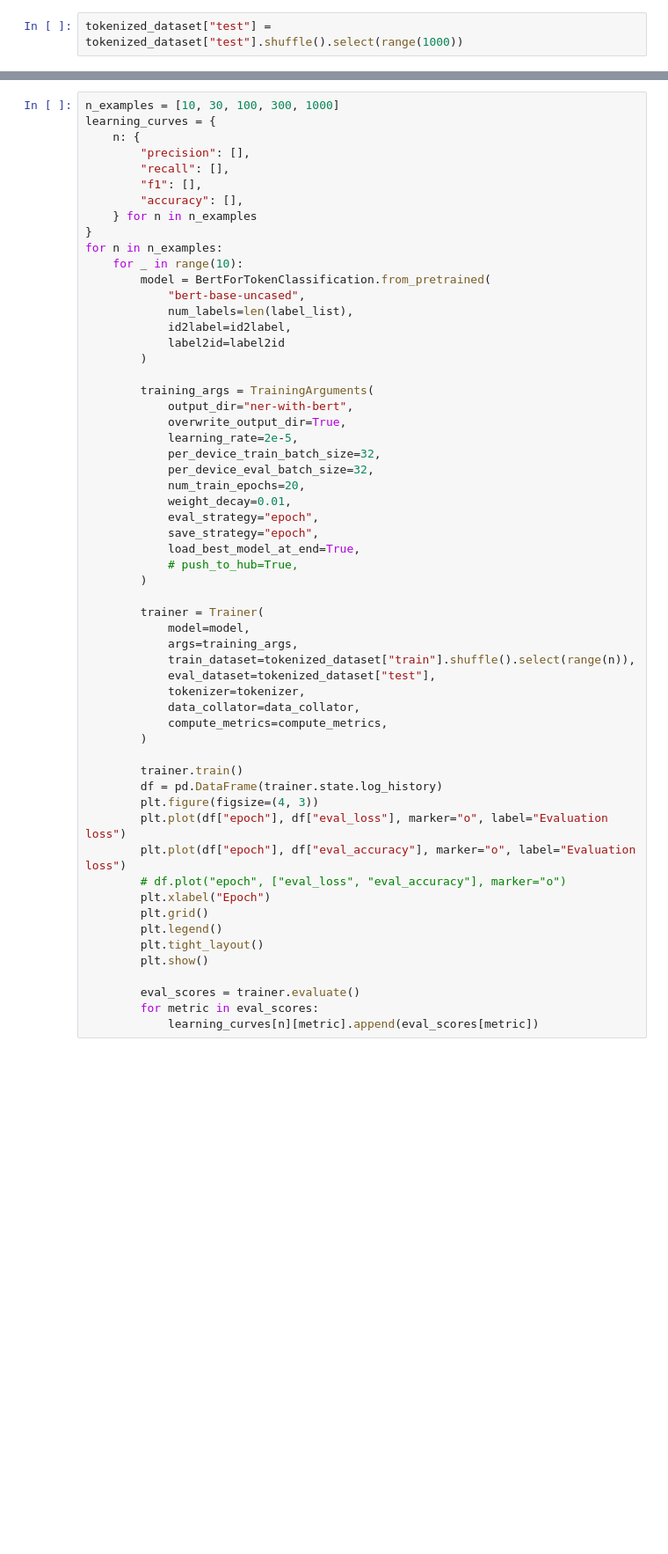
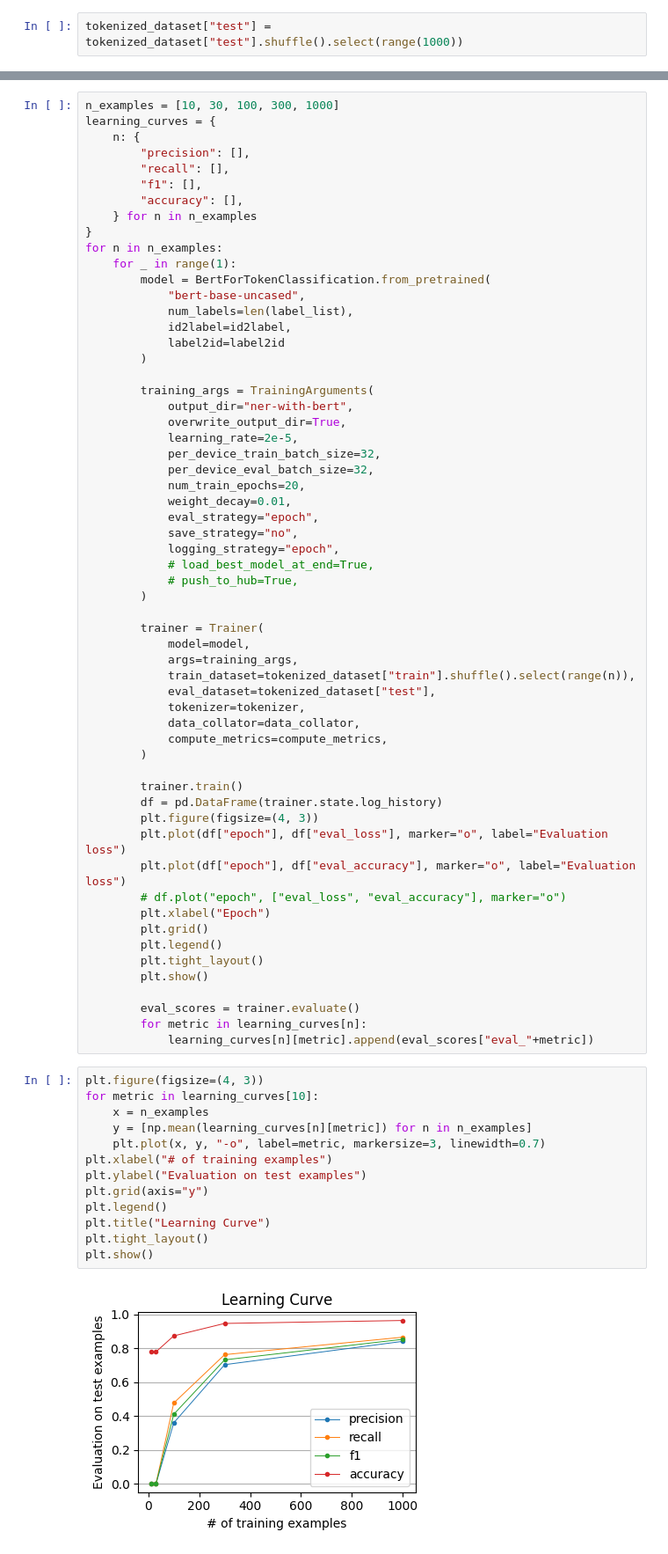
Before and after one commit to AbdoulayeDiop/ner-with-bert, a Jupyter notebook: ner_with_bert.ipynb, the cells around one changed output, grey strips where cells are left out. Shown: that part at 88% size. Cells and saved outputs as stored; diff of their text form; blank space fills up the shorter version.

```diff
--- a/ner_with_bert.ipynb
+++ b/ner_with_bert.ipynb
@@ -276,7 +277,7 @@ learning_curves = {
     } for n in n_examples
 }
 for n in n_examples:
-    for _ in range(10):
+    for _ in range(1):
         model = BertForTokenClassification.from_pretrained(
             "bert-base-uncased",
             num_labels=len(label_list),
@@ -293,8 +294,9 @@ for n in n_examples:
             num_train_epochs=20,
             weight_decay=0.01,
             eval_strategy="epoch",
-            save_strategy="epoch",
-            load_best_model_at_end=True,
+            save_strategy="no",
+            logging_strategy="epoch",
+            # load_best_model_at_end=True,
             # push_to_hub=True,
         )
 
@@ -321,5 +323,20 @@ for n in n_examples:
         plt.show()
 
         eval_scores = trainer.evaluate()
-        for metric in eval_scores:
-            learning_curves[n][metric].append(eval_scores[metric])
+        for metric in learning_curves[n]:
+            learning_curves[n][metric].append(eval_scores["eval_"+metric])
+# %%
+plt.figure(figsize=(4, 3))
+for metric in learning_curves[10]:
+    x = n_examples
+    y = [np.mean(learning_curves[n][metric]) for n in n_examples]
+    plt.plot(x, y, "-o", label=metric, markersize=3, linewidth=0.7)
+plt.xlabel("# of training examples")
+plt.ylabel("Evaluation on test examples")
+plt.grid(axis="y")
+plt.legend()
+plt.title("Learning Curve")
+plt.tight_layout()
+plt.show()
+# %% [output]
+[figure, added]
```
Also changed, not shown: parts of 5 cells of this notebook.
